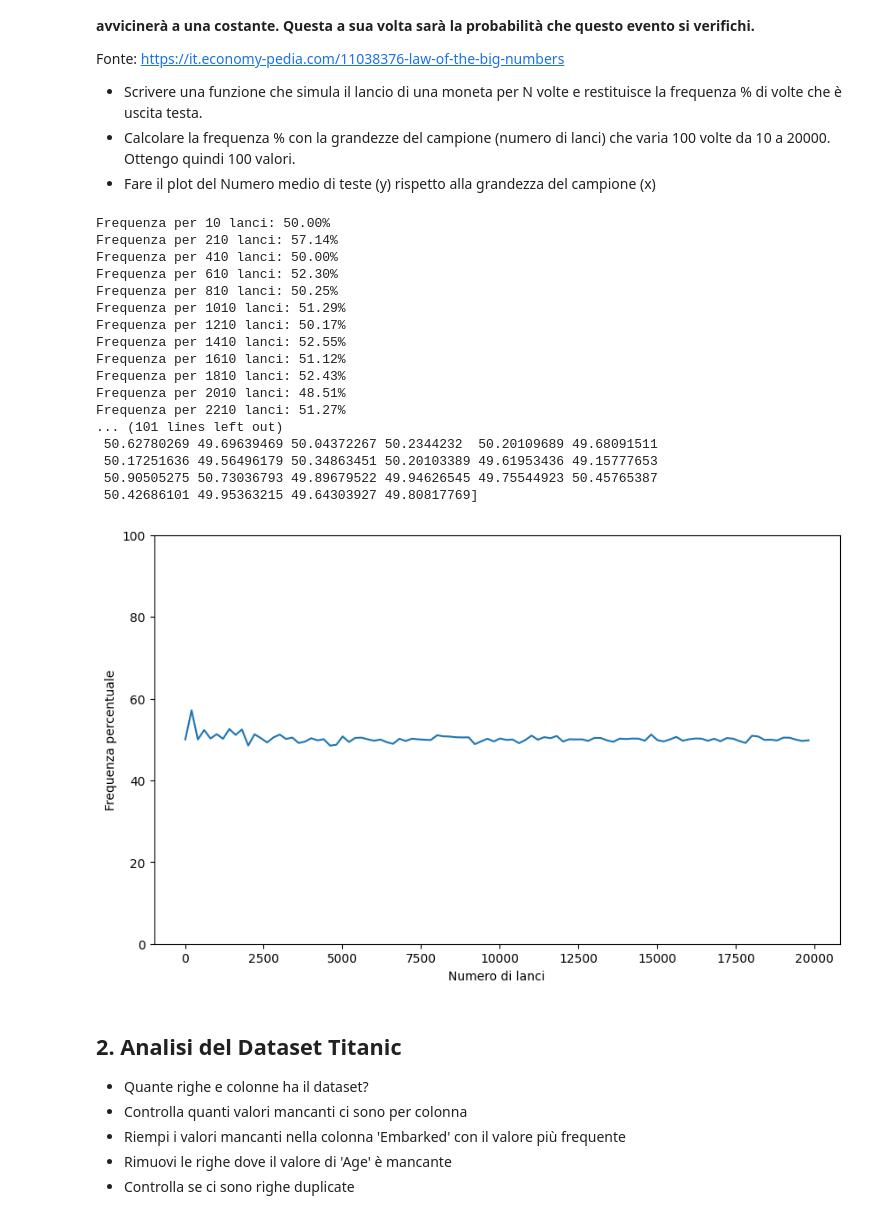
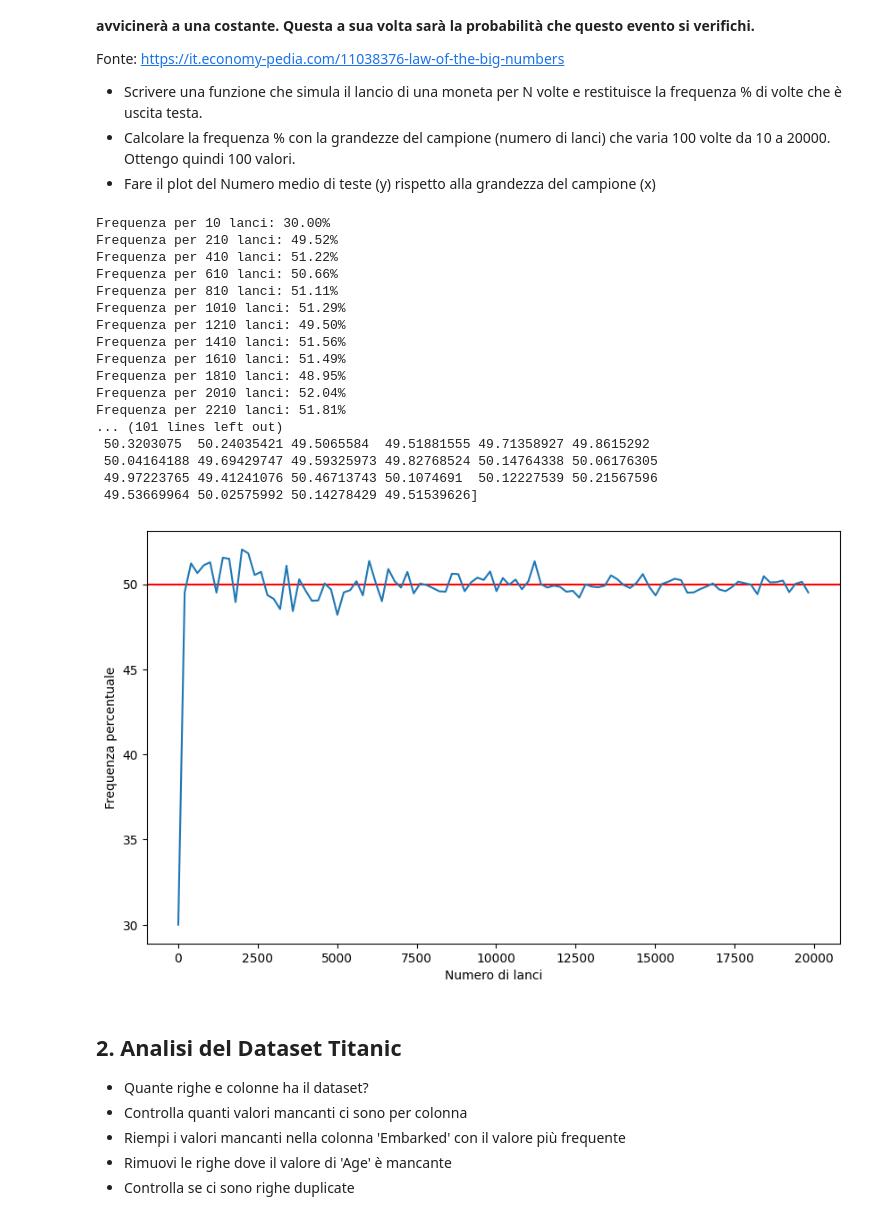
Before and after one commit to sanfix203/esercizi_ProgrammingLabII, a Jupyter notebook: 4_Esercizi_lez_4.ipynb, the cells around one changed output. Cells and saved outputs as stored; diff of their text form; code cells hidden in the pictures.

```diff
--- a/4_Esercizi_lez_4.ipynb
+++ b/4_Esercizi_lez_4.ipynb
@@ -17,50 +17,50 @@ import matplotlib.pyplot as plt
 
 # Scrivere una funzione che simula il lancio di una moneta per N volte e restituisce la frequenza % di volte che è uscita testa.
 def throw_coin(n):
     results = np.random.choice(['H', 'T'], size=n, p=[0.5, 0.5])
     resultsSeries = pd.Series(results)
     heads = resultsSeries.value_counts(normalize=True).get('H', 0) * 100
     # print(f"Frequenza % di teste: {heads:.2f}%")
     return heads
 
 # Calcolare la frequenza % con la grandezze del campione (numero di lanci) che varia 100 volte da 10 a 20000. Ottengo quindi 100 valori.
 frequencies = np.array([], dtype=np.float64)
 start = 10
 end = 20000
 step = 200
 for n in range(start, end, step):
     heads = throw_coin(n)
     frequencies = np.append(frequencies, heads)
 for index, value in enumerate(frequencies):
     print(f"Frequenza per {10 + index * 200} lanci: {value:.2f}%")
 
 print(frequencies)
 # Fare il plot del Numero medio di teste (y) rispetto alla grandezza del campione (x)
 plt.figure(figsize=(10, 6))
+plt.axhline(50, color="red")
 plt.plot(range(start, end, step), frequencies)
 plt.xlabel('Numero di lanci')
 plt.ylabel('Frequenza percentuale')
-plt.ylim(0, 100)
 plt.show()
 # %% [output]
-Frequenza per 10 lanci: 50.00%
-Frequenza per 210 lanci: 57.14%
-Frequenza per 410 lanci: 50.00%
-Frequenza per 610 lanci: 52.30%
-Frequenza per 810 lanci: 50.25%
+Frequenza per 10 lanci: 30.00%
+Frequenza per 210 lanci: 49.52%
+Frequenza per 410 lanci: 51.22%
+Frequenza per 610 lanci: 50.66%
+Frequenza per 810 lanci: 51.11%
 Frequenza per 1010 lanci: 51.29%
-Frequenza per 1210 lanci: 50.17%
-Frequenza per 1410 lanci: 52.55%
-Frequenza per 1610 lanci: 51.12%
-Frequenza per 1810 lanci: 52.43%
-Frequenza per 2010 lanci: 48.51%
-Frequenza per 2210 lanci: 51.27%
+Frequenza per 1210 lanci: 49.50%
+Frequenza per 1410 lanci: 51.56%
+Frequenza per 1610 lanci: 51.49%
+Frequenza per 1810 lanci: 48.95%
+Frequenza per 2010 lanci: 52.04%
+Frequenza per 2210 lanci: 51.81%
 ... (101 lines left out)
- 50.62780269 49.69639469 50.04372267 50.2344232  50.20109689 49.68091511
- 50.17251636 49.56496179 50.34863451 50.20103389 49.61953436 49.15777653
- 50.90505275 50.73036793 49.89679522 49.94626545 49.75544923 50.45765387
- 50.42686101 49.95363215 49.64303927 49.80817769]
+ 50.3203075  50.24035421 49.5065584  49.51881555 49.71358927 49.8615292
+ 50.04164188 49.69429747 49.59325973 49.82768524 50.14764338 50.06176305
+ 49.97223765 49.41241076 50.46713743 50.1074691  50.12227539 50.21567596
+ 49.53669964 50.02575992 50.14278429 49.51539626]
-[figure, old version]
+[figure, new version]
 # %% [markdown]
 ## 2. Analisi del Dataset Titanic
 - Quante righe e colonne ha il dataset?
```
Also changed, not shown: parts of 9 cells of this notebook, 3 other files.
